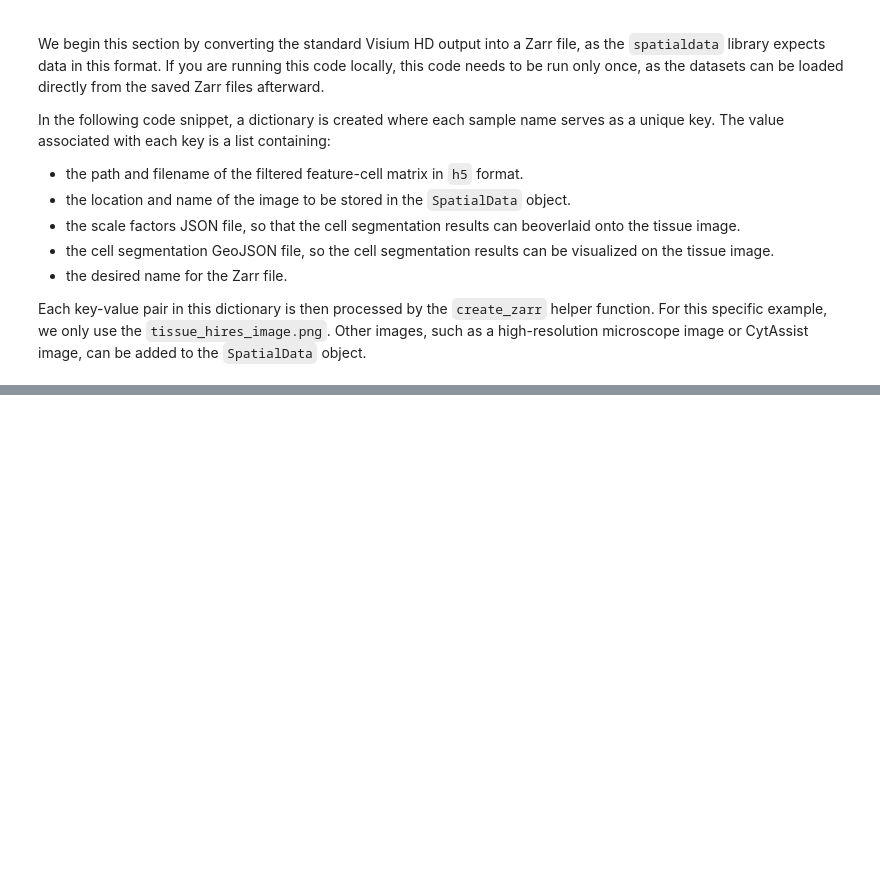
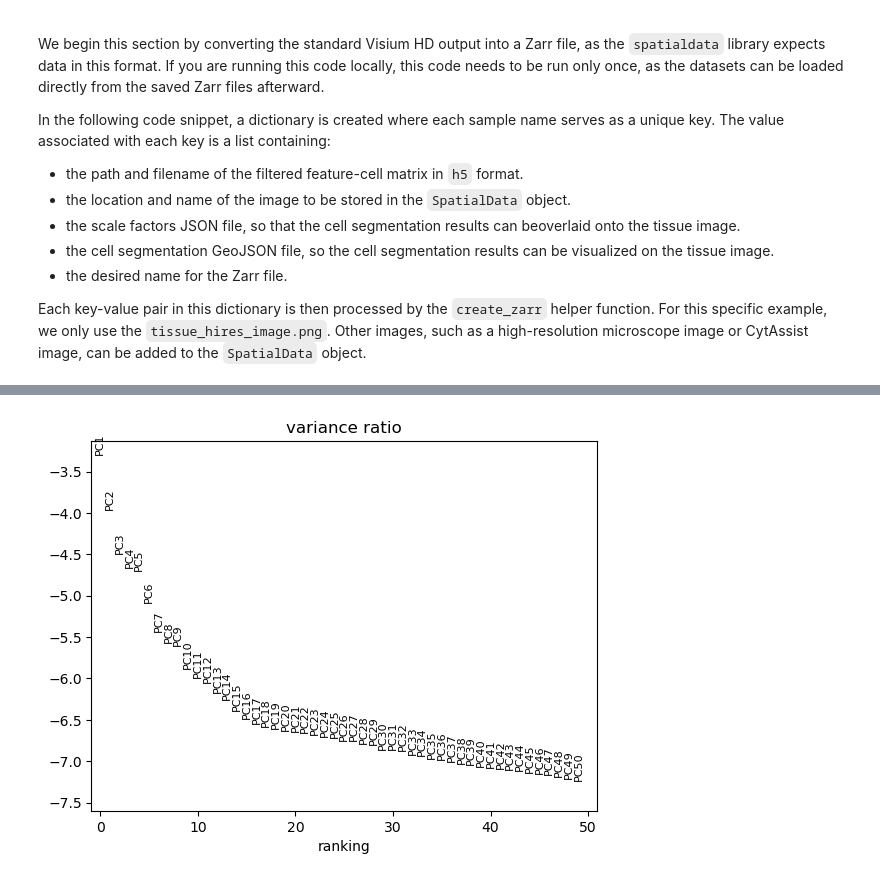
Before and after one commit to jmakings/visiumhd, a Jupyter notebook: notebooks/00_visium_hd_multi_sample_comparison_python.ipynb, the cells around one changed output, grey strips where cells are left out. Saved outputs shown, nothing was run; the diff lists cells and outputs as text; code cells hidden in the pictures; blank space fills up the shorter version.

```diff
--- a/notebooks/00_visium_hd_multi_sample_comparison_python.ipynb
+++ b/notebooks/00_visium_hd_multi_sample_comparison_python.ipynb
@@ -352,0 +585,13 @@ FileNotFoundError: [Errno 2] Unable to synchronously open file (unable to open f
+# %%
+%%time
+
+sc.pp.normalize_total(adata, target_sum = None)
+sc.pp.log1p(adata)
+sc.tl.pca(adata)
+
+adata.write("preprocessed_adata.h5ad")
+
+# Elbow plot
+sc.pl.pca_variance_ratio(adata, log=True,n_pcs=50)
+# %% [output]
+[figure, added]
```
Also changed, not shown: parts of 21 cells of this notebook.
